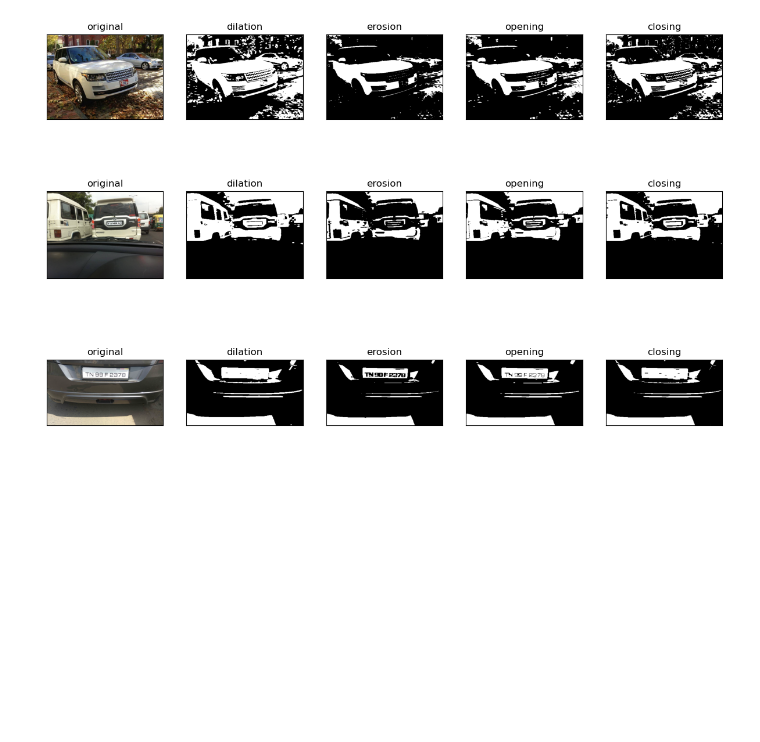
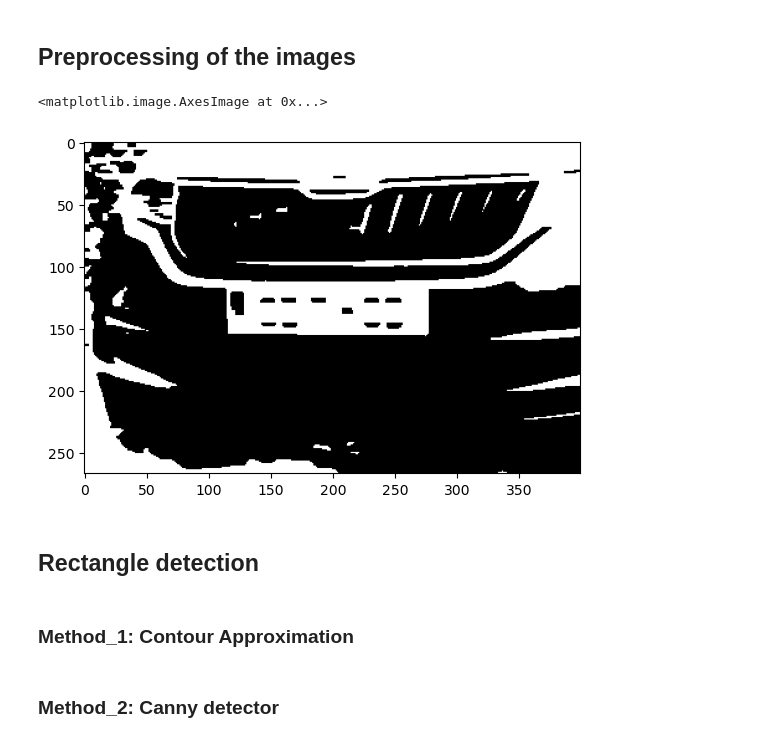
Before and after one commit to adriangar8/vision_learning_project1, a Jupyter notebook: project1/Test.ipynb, the cells around one changed output. Cells and saved outputs as stored; diff of their text form; code cells hidden in the pictures; blank space fills up the shorter version.

```diff
--- a/project1/Test.ipynb
+++ b/project1/Test.ipynb
@@ -14,2 +13,0 @@ from paths import CAR_IMAGES_DIR  # YOU NEED TO GO TO THE paths.py FILE AND PUT
-# %%
-INDIVIDUAL_IMG_PATHS = [CAR_IMAGES_DIR / image_name for image_name in os.listdir(CAR_IMAGES_DIR)]
@@ -66,6 +52,22 @@ plot_binary_methods()
+# %% [markdown]
+## Preprocessing of the images
 # %%
+def binary_methods(image_gray, method = 'simple'):
+    #if method == 'original':
+    #return image_rgb
+    if method == 'simple':
+        binary__image = cv.threshold(image_gray, 127, 255, 0)[1]
+
+    elif method == 'adaptive':
+        binary__image = cv.adaptiveThreshold(image_gray, 255, cv.ADAPTIVE_THRESH_GAUSSIAN_C, cv.THRESH_BINARY, 11, 2)
+
+    elif method == 'otsu':
+        _, binary__image = cv.threshold(image_gray, 0, 255, cv.THRESH_BINARY+cv.THRESH_OTSU)
+
+    return binary__image
+
 def mhorp_operations(binary_image, method = 'dilation', image_path = None):
-    kernel = np.ones((2,5),np.uint8)
+    kernel = np.ones((2,7),np.uint8)
 
     if method == 'original':
         image = cv.imread(str(image_path))
@@ -83,5 +85,23 @@ def mhorp_operations(binary_image, method = 'dilation', image_path = None):
 
     elif method == 'closing':
         result = cv.morphologyEx(binary_image, cv.MORPH_CLOSE, kernel)
+        result = cv.morphologyEx(result, cv.MORPH_CLOSE, kernel)
 
     return result
+
+# FUNCTION USED TO PREPROCESS A GIVEN IMAGE
+def preprocess_image(image_path):
+    #Open the image, and pass i to from BGR to RGB
+    image = cv.imread(image_path)
+    image_rgb = cv.cvtColor(image, cv.COLOR_BGR2RGB)
+    #Image to gray scale. Apply also gaussian blur to reduce noise in the image
+    image_gray = cv.cvtColor(image_rgb, cv.COLOR_RGB2GRAY)
+    image_gray = cv.GaussianBlur(image_gray, (5, 5), 0)
+
+    #Binarization doing one of the possible methods
+    binary_image = binary_methods(image_gray, method='otsu')
+
+    #Apply Mhorpological operations to the image using one of the possbile methods
+    mhorp_image = mhorp_operations(binary_image, method = 'closing')
+
+    return mhorp_image
@@ -106,4 +108,9 @@ def plot_mhorp_methods():
-# %%
-plot_mhorp_methods()
-# %% [output]
-[figure, removed]
+# %%
+plt.imshow(preprocess_image(str(INDIVIDUAL_IMG_PATHS[12])), cmap='gray')
+# %% [output]
+<matplotlib.image.AxesImage at 0x...>
+[figure, added]
+# %% [markdown]
+## Rectangle detection
+# %% [markdown]
+### Method_1: Contour Approximation
@@ -109,0 +149,2 @@ plot_mhorp_methods()
+# %% [markdown]
+### Method_2: Canny detector
```
Also changed, not shown: parts of 9 cells of this notebook.
